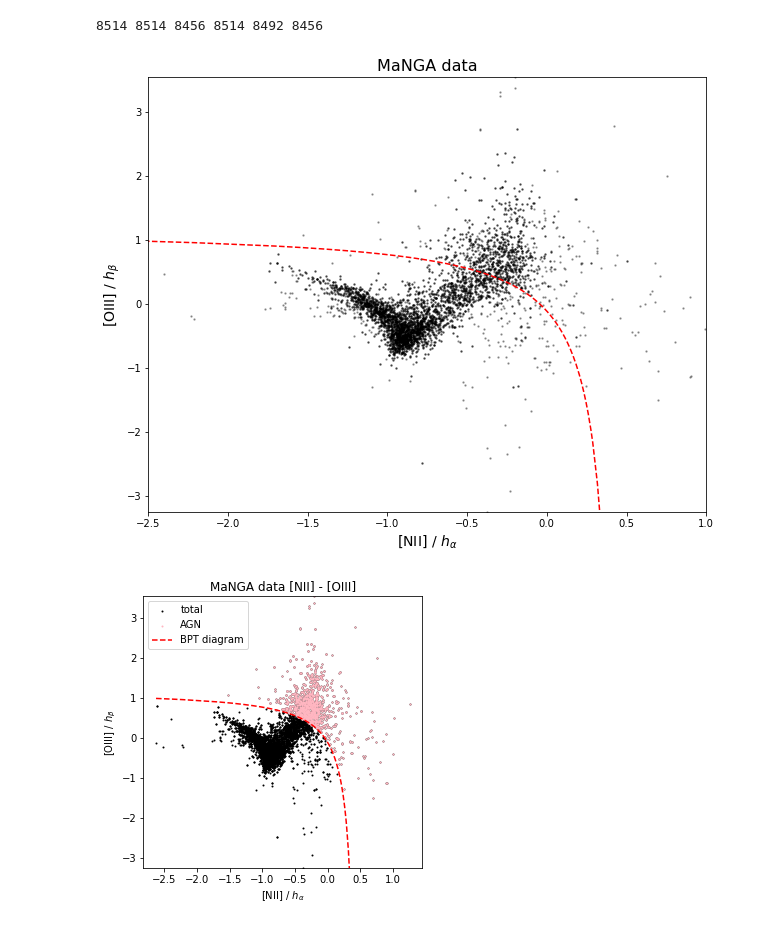
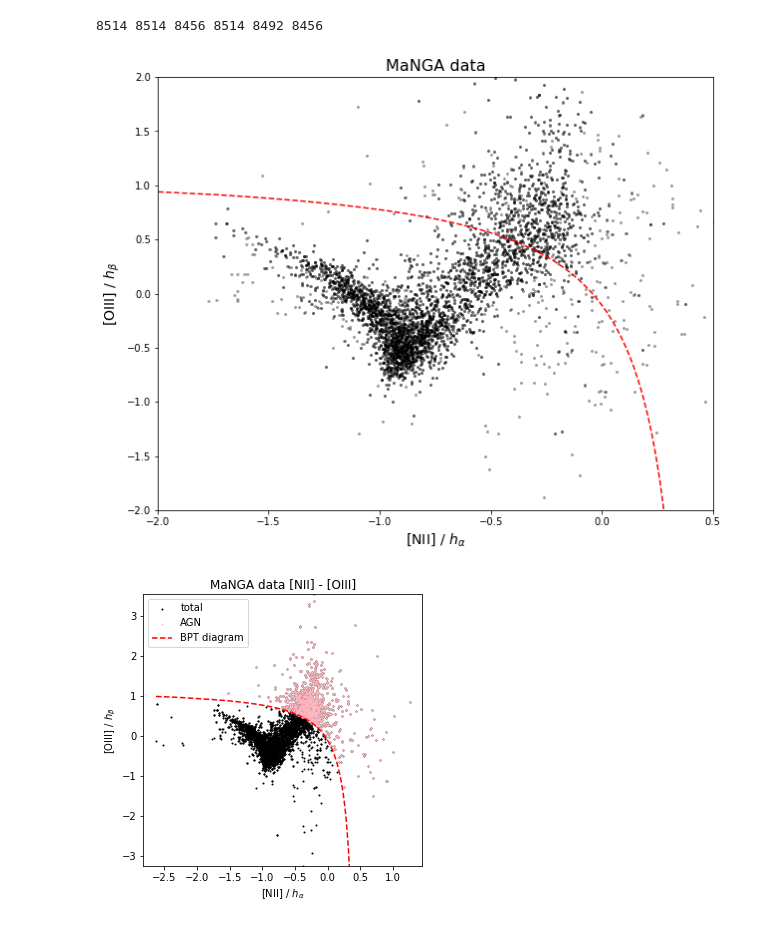
Before and after one commit to Dotoria/GU2_TP, a Jupyter notebook: TP_KBC/SDSS.ipynb, the cells around one changed output. Drawn from its saved outputs; the diff is of its cells as text; code cells hidden in the pictures.

```diff
--- a/TP_KBC/SDSS.ipynb
+++ b/TP_KBC/SDSS.ipynb
@@ -164,37 +164,38 @@ mnii_ha = np.log10(mnii[cri_mon] / mha[cri_mon])
 
 mxline_nii_ha = mnii_ha[mnii_ha < 0.47]
 myline_nii_ha = 0.61 / (mnii_ha[mnii_ha < 0.47] - 0.47) + 1.19
 s = mxline_nii_ha.argsort()
 mx_nii_ha = mxline_nii_ha[s]
 my_nii_ha = myline_nii_ha[s]
 
 plt.figure(figsize=(10,8))
 
-plt.scatter(mnii_ha, moiii_hb, c='k', s=2,alpha=0.3)
+plt.scatter(mnii_ha, moiii_hb, c='k', s=4,alpha=0.3)
 plt.plot(mx_nii_ha, my_nii_ha, 'r--')
-plt.ylim(min(moiii_hb), max(moiii_hb))
-plt.xlim(-2.5,1.0)
+# plt.ylim(min(moiii_hb), max(moiii_hb))
+plt.ylim(-2,2)
+plt.xlim(-2.,0.5)
 
 plt.xlabel(r'[NII] / $h_{\alpha}$',fontsize=14)
 plt.ylabel(r'[OIII] / $h_{\beta}$',fontsize=14)
 plt.title('MaNGA data',fontsize=16)
 plt.show()
 
 # soiii_hb = np.log10(soiii[~cri_soiii_nii] / shb[~cri_soiii_nii])
 # snii_ha = np.log10(snii[~cri_soiii_nii] / sha[~cri_soiii_nii])
 # sline_nii_ha = 0.61 / (snii_ha[snii_ha < 0.47] - 0.47) + 1.19
 
 # plt.figure(figsize=(5,5))
 # plt.scatter(snii_ha, soiii_hb, c='k', s=1)
 # plt.scatter(snii_ha[snii_ha < 0.47], sline_nii_ha, c='r')
 # plt.ylim(min(soiii_hb), max(soiii_hb))
 
 # plt.xlabel('[NII]/h$_\alpha$')
 # plt.ylabel('[OIII]/h$_\beta$')
 # plt.title('SDSS data')
 # plt.show()
 # %% [output]
-[figure, old version]
+[figure, new version]
 # %%
 # above line
 # justify AGN, Seyferts, LINERS
```
Also changed, not shown: 3 other files.
